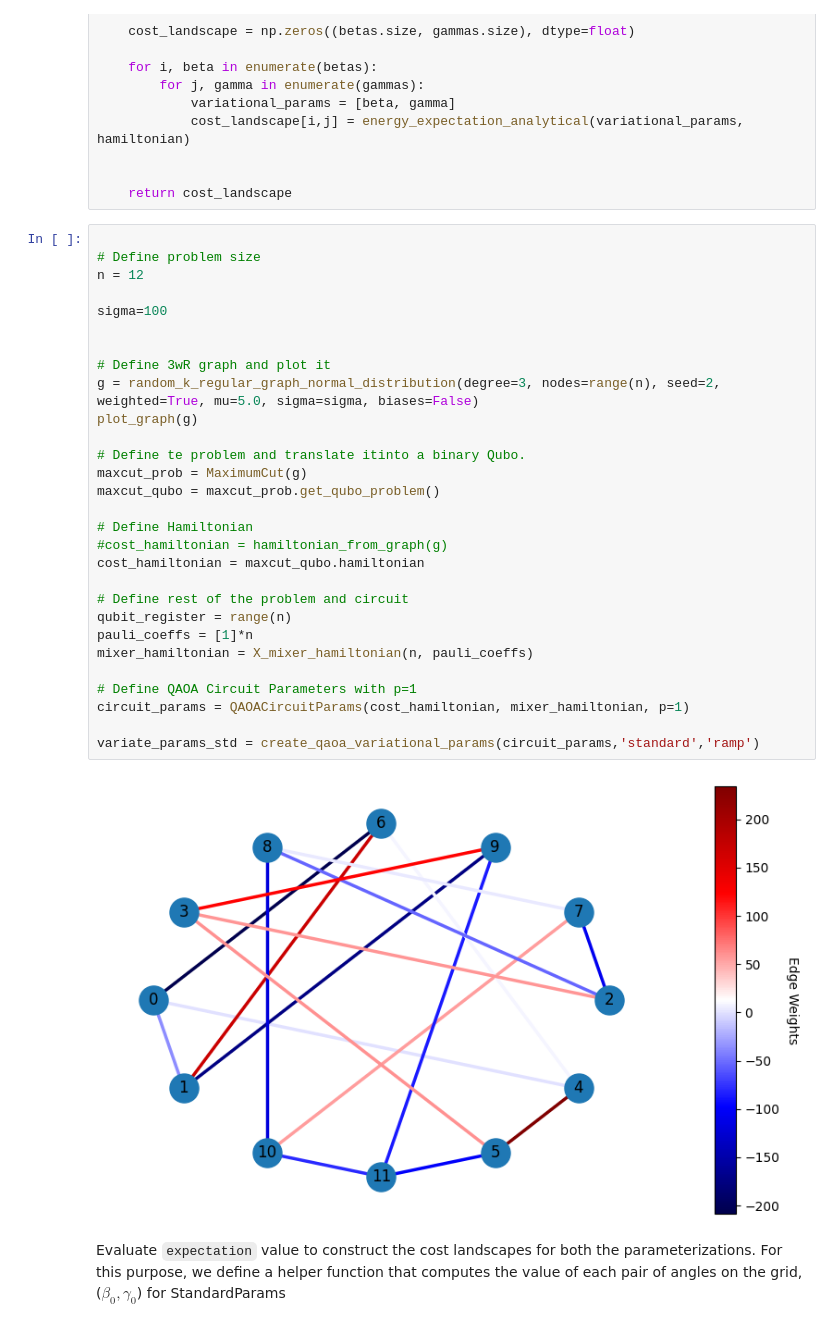
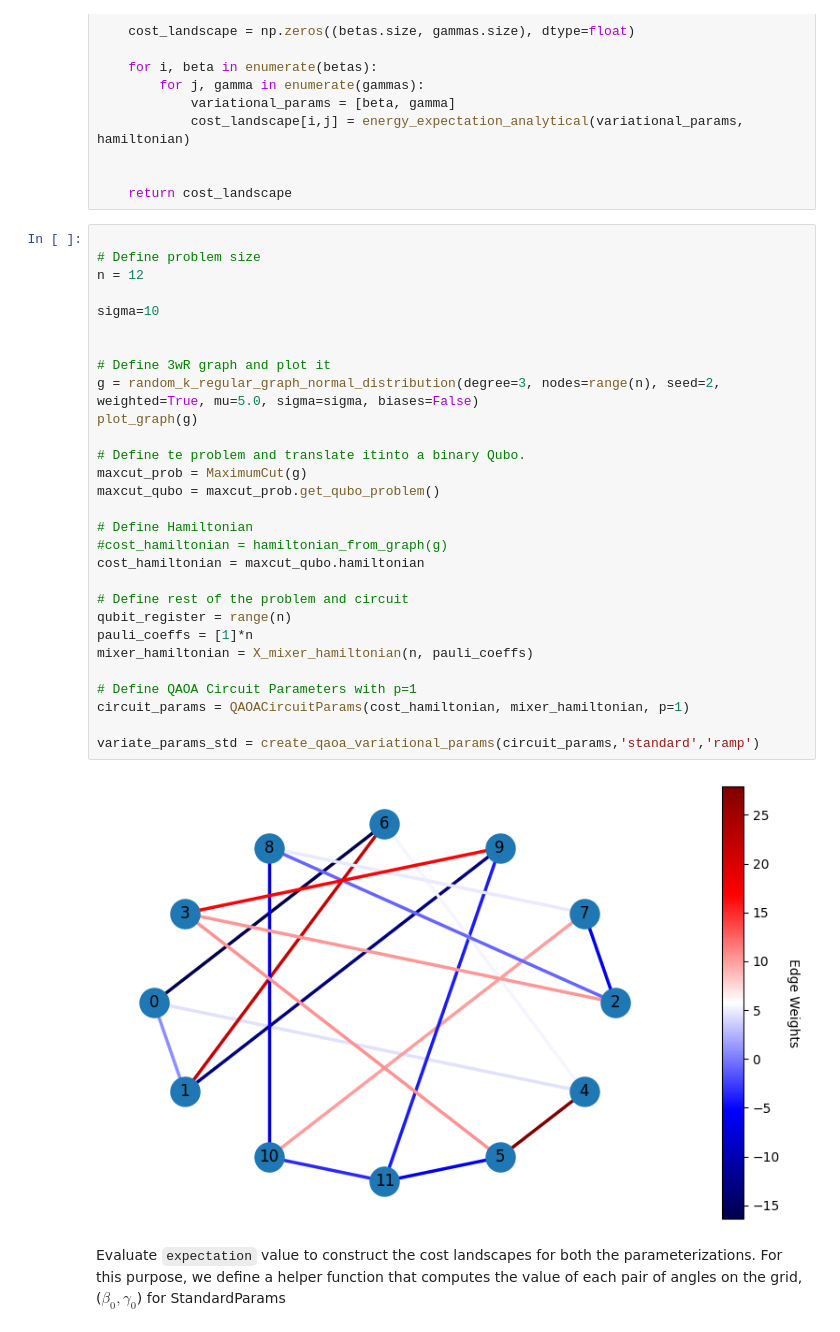
Before and after one commit to kidiki/openqaoa, a Jupyter notebook: Assignments/001_Assignment_KDK.ipynb, the cells around one changed output. Saved outputs shown, nothing was run; the diff lists cells and outputs as text.

```diff
--- a/Assignments/001_Assignment_KDK.ipynb
+++ b/Assignments/001_Assignment_KDK.ipynb
@@ -106,33 +106,33 @@ def create_cost_landscape_std(hamiltonian, gammas, betas):
 # %%
 
 # Define problem size
 n = 12
 
-sigma=100
+sigma=10
 
 
 # Define 3wR graph and plot it
 g = random_k_regular_graph_normal_distribution(degree=3, nodes=range(n), seed=2, weighted=True, mu=5.0, sigma=sigma, biases=False)
 plot_graph(g)
 
 # Define te problem and translate itinto a binary Qubo.
 maxcut_prob = MaximumCut(g)
 maxcut_qubo = maxcut_prob.get_qubo_problem()
 
 # Define Hamiltonian
 #cost_hamiltonian = hamiltonian_from_graph(g)
 cost_hamiltonian = maxcut_qubo.hamiltonian
 
 # Define rest of the problem and circuit
 qubit_register = range(n)
 pauli_coeffs = [1]*n
 mixer_hamiltonian = X_mixer_hamiltonian(n, pauli_coeffs)
 
 # Define QAOA Circuit Parameters with p=1
 circuit_params = QAOACircuitParams(cost_hamiltonian, mixer_hamiltonian, p=1)
 
 variate_params_std = create_qaoa_variational_params(circuit_params,'standard','ramp')
 # %% [output]
-[figure, old version]
+[figure, new version]
 # %% [markdown]
 Evaluate `expectation` value to construct the cost landscapes for both the parameterizations. For this purpose, we define a helper function that computes the value of each pair of angles on the grid, ($\beta_0, \gamma_0$) for StandardParams
```
Also changed, not shown: parts of 12 cells of this notebook, 1 other file.
